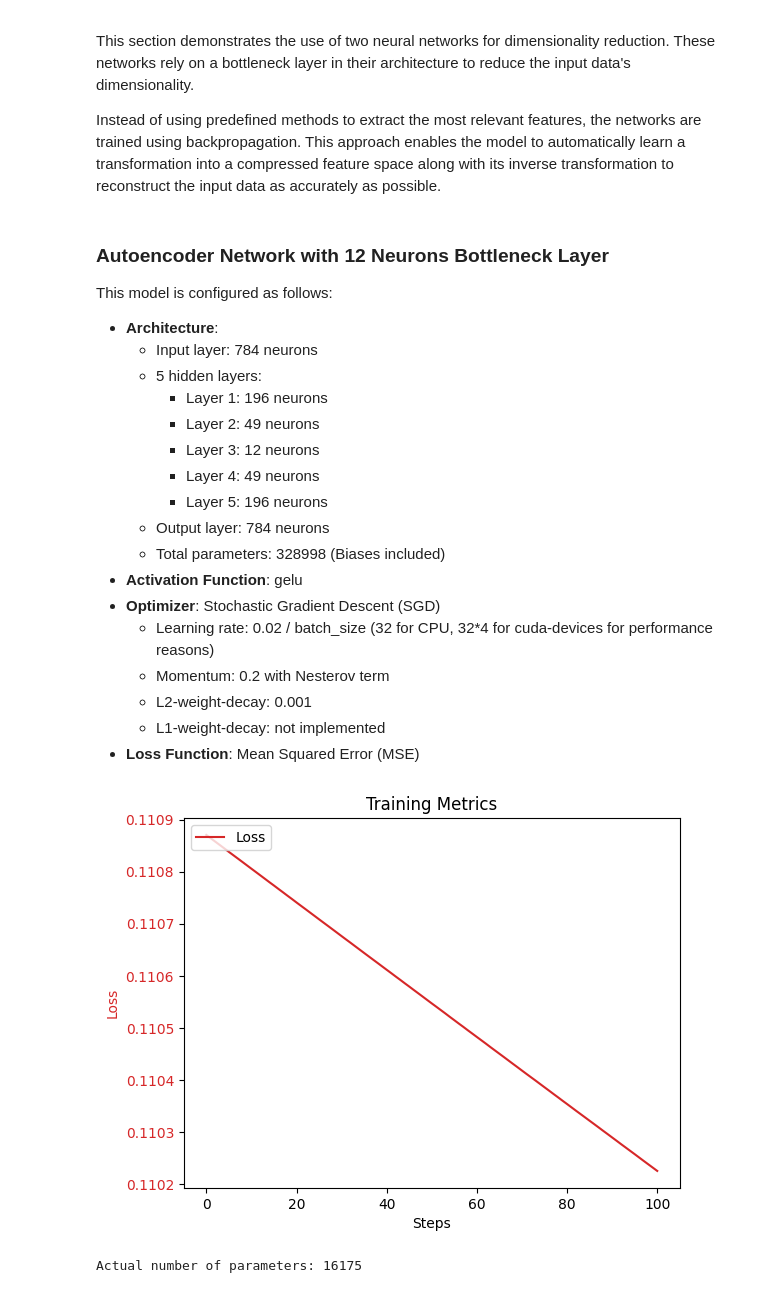
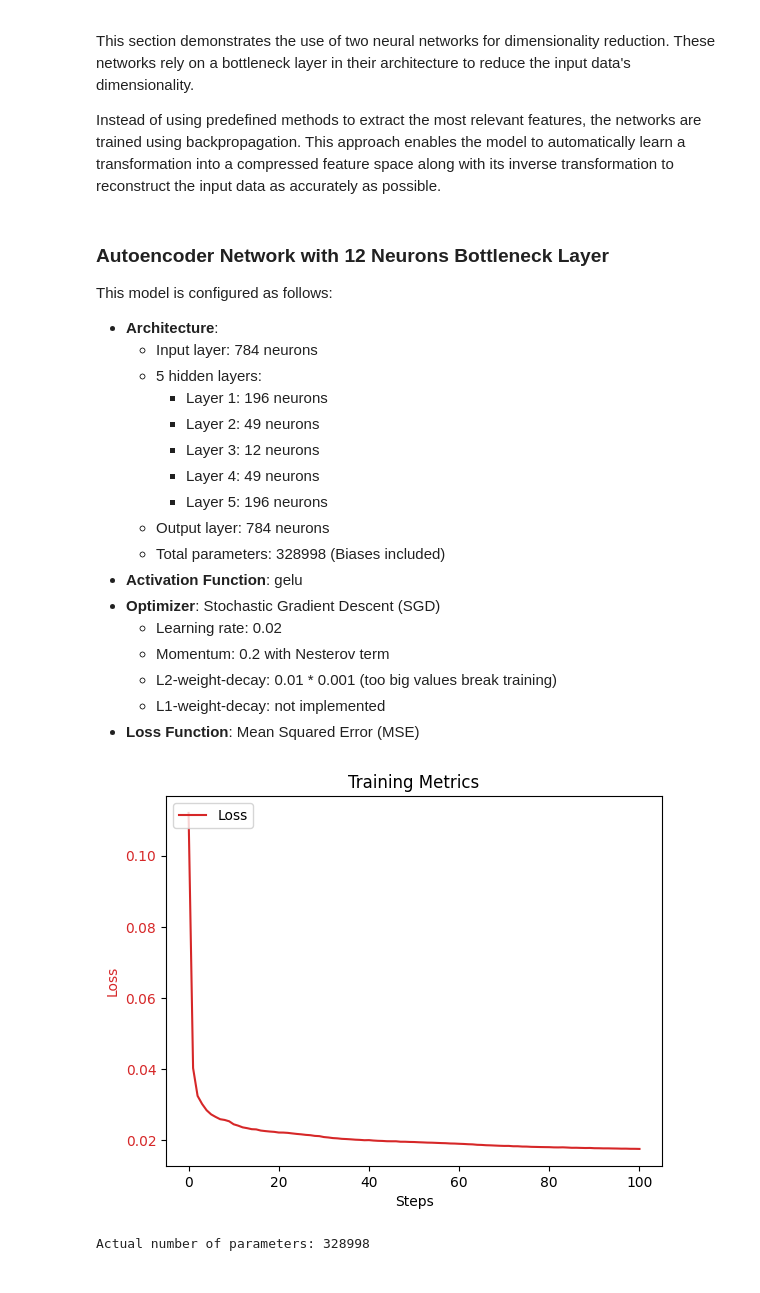
Before and after one commit to falkosch/edu.yaprnn, a Jupyter notebook: notebooks/frameworks-torch.ipynb, the cells around one changed output. Drawn from its saved outputs; the diff is of its cells as text; code cells hidden in the pictures.

```diff
--- a/notebooks/frameworks-torch.ipynb
+++ b/notebooks/frameworks-torch.ipynb
@@ -32,7 +32,7 @@ Loading MNIST images from E:\edu.yaprnn\src\main\resources\digits.idx3-ubyte
 (48000, 784) (48000, 10) (48000,) (12000, 784) (12000, 10) (12000,)
 # %%
 from torch.nn import Sequential, Linear, GELU, MSELoss
-from torch.optim import SGD, Optimizer
+from torch.optim import SGD, Optimizer, Adagrad
 from torch.utils.data import DataLoader, TensorDataset
 from tqdm import trange
 import numpy as np
@@ -72,7 +72,7 @@ device = torch.device(device_type)
 print(f'Using device: {device}')
 
 preferred_batch_size = model_utils.BATCH_SIZE * (4 if device_type == 'cuda' else 1)
-preferred_learning_rate = model_utils.LEARNING_RATE / preferred_batch_size
+preferred_learning_rate = model_utils.LEARNING_RATE
 print(f'Preferred batch size and batch learning rate: {preferred_batch_size}, {preferred_learning_rate}')
 # %% [output]
 Using device: cuda
@@ -194,9 +194,9 @@ This model is configured as follows:
   - Total parameters: 328998 (Biases included)
 - **Activation Function**: gelu
 - **Optimizer**: Stochastic Gradient Descent (SGD)
-  - Learning rate: 0.02 / batch_size (32 for CPU, 32*4 for cuda-devices for performance reasons)
+  - Learning rate: 0.02
   - Momentum: 0.2 with Nesterov term
-  - L2-weight-decay: 0.001
+  - L2-weight-decay: 0.01 * 0.001 (too big values break training)
   - L1-weight-decay: not implemented
 - **Loss Function**: Mean Squared Error (MSE)
 # %%
@@ -208,37 +208,39 @@ train_dataset = TensorDataset(X_train_tensor, X_train_tensor)
 train_loader = DataLoader(train_dataset, batch_size=preferred_batch_size, shuffle=True)
 
 autoencoder_model = Sequential(
     Linear(input_size, 196),
     GELU(),
     Linear(196, 49),
     GELU(),
     Linear(49, 12),
     GELU(),
     Linear(12, 49),
     GELU(),
     Linear(49, 196),
     GELU(),
     Linear(196, input_size),
     GELU()
 ).to(device)
 autoencoder_model_predict = defer_forward_to_numpy(autoencoder_model)
 
 autoencoder_optimizer = SGD(autoencoder_model.parameters(), lr=preferred_learning_rate, momentum=model_utils.MOMENTUM,
-                            nesterov=model_utils.NESTEROV_MOMENTUM, weight_decay=model_utils.L2_DECAY)
+                            nesterov=model_utils.NESTEROV_MOMENTUM, weight_decay=0.01 * model_utils.L2_DECAY)
+autoencoder_optimizer = Adagrad(autoencoder_model.parameters(), lr=preferred_learning_rate,
+                                weight_decay=0.01 * model_utils.L2_DECAY)
 autoencoder_loss = MSELoss()
 
 autoencoder_model.train()
 epoch_loss = [model_utils.mse_loss(autoencoder_model_predict, X_test_tensor, X_test)]
 for epoch in trange(model_utils.AUTOENCODER_EPOCHS, desc='Training progress'):
     for X_batch, y_batch in train_loader:
         train_step(autoencoder_model, autoencoder_optimizer, autoencoder_loss, X_batch, y_batch)
     epoch_loss.append(model_utils.mse_loss(autoencoder_model_predict, X_test_tensor, X_test))
 
 model_utils.plot_training_metrics(epoch_loss)
-print(f'Actual number of parameters: {count_parameters(classification_model)}')
+print(f'Actual number of parameters: {count_parameters(autoencoder_model)}')
 # %% [output]
-[figure, old version]
+[figure, new version]
-Actual number of parameters: 16175
+Actual number of parameters: 328998
 # %%
 autoencoder_model.eval()
 
```
Also changed, not shown: parts of 6 cells of this notebook, 8 other files.
